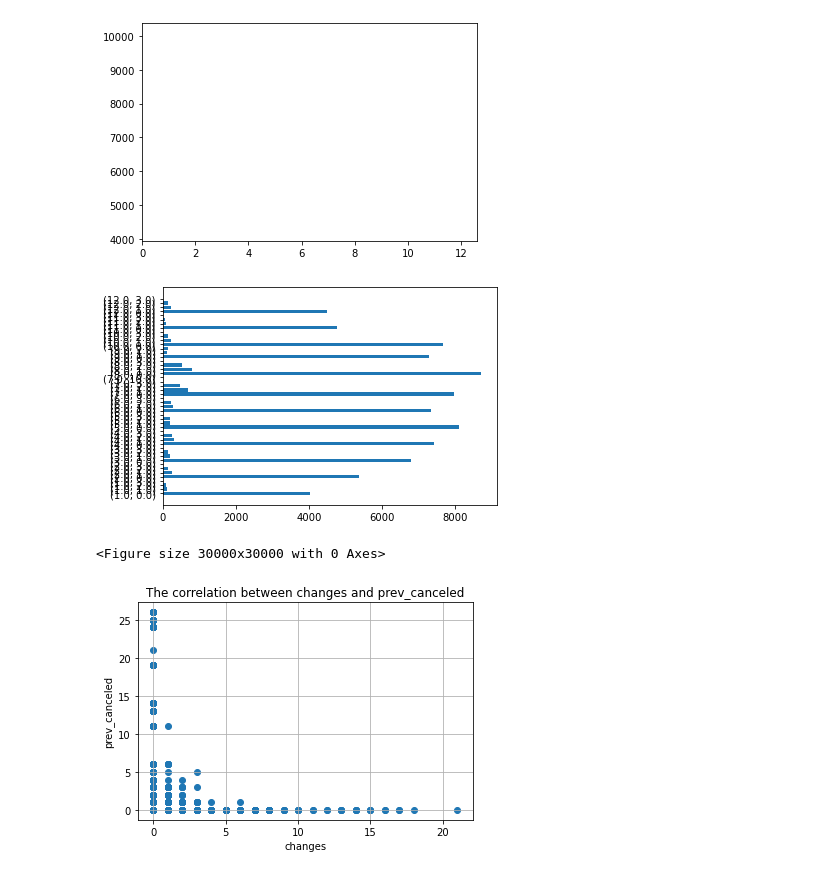
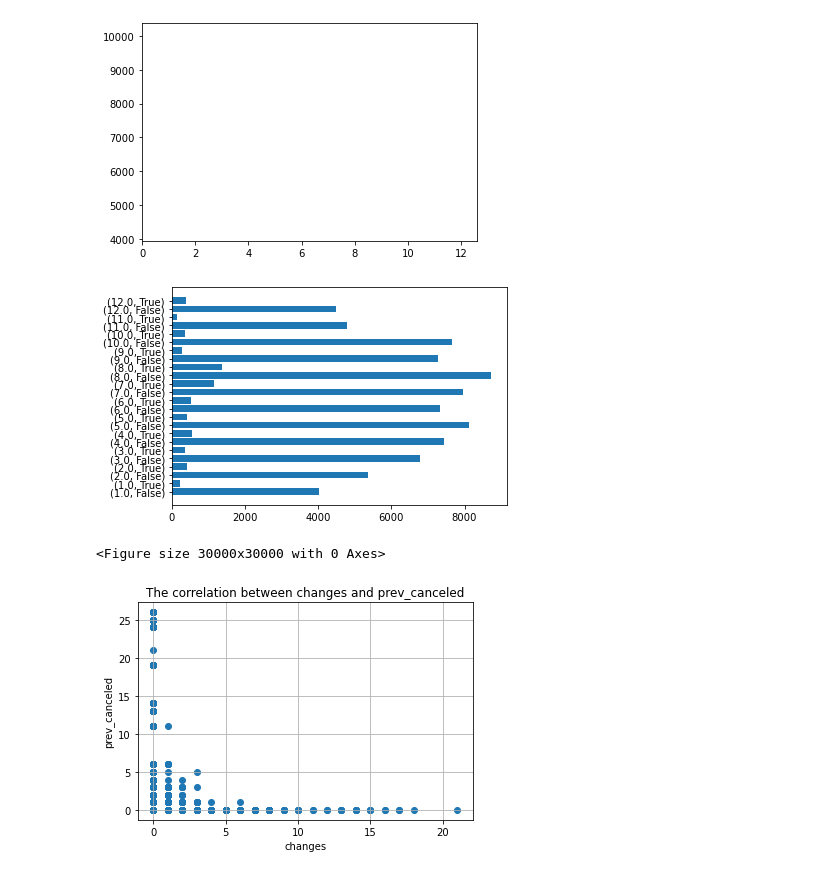
Before and after one commit to Guydada/Machine-Learning-Project---Guy-and-Tamar, a Jupyter notebook: Test.ipynb, the cells around one changed output. Cells and saved outputs as stored; diff of their text form; code cells hidden in the pictures.

```diff
--- a/Test.ipynb
+++ b/Test.ipynb
@@ -95,0 +133,8 @@ Index(['Unnamed: 0', 'time_until_order', 'order_year', 'order_month',
+# %%
+df['is_summer_vac'] = (5<=df['order_month']) & (df['order_month'] <=9)
+df['has_kids'] = df['children'] > 0
+df['ordered_in_advance'] = df['time_until_order'] > 250
+
+y= pd.read_csv('Example/label_data.csv')
+y["cancelation"] = y["cancelation"].astype(int)
+df.corrwith(y["cancelation"])
@@ -105,15 +170,17 @@ plt.show()
 # %% [output]
 [figure]
 # %%
+## too cluster
+
 #2 number of children affecting month of order
-df2 = df.groupby(['order_month', 'children']).count()
+df2 = df.groupby(['order_month', 'has_kids']).count()
 # temo = list(df2.index)
 mont = ["".join(str(i)) for i in list(df2.index)]
 x = plt.barh(mont, df2['Unnamed: 0'])
 plt.figure(figsize=(200, 200), dpi=150)
 plt.show()
 # %% [output]
-[figure, old version]
+[figure, new version]
 <Figure size 30000x30000 with 0 Axes>
 # %%
 #3
```
Also changed, not shown: parts of 30 cells of this notebook.
